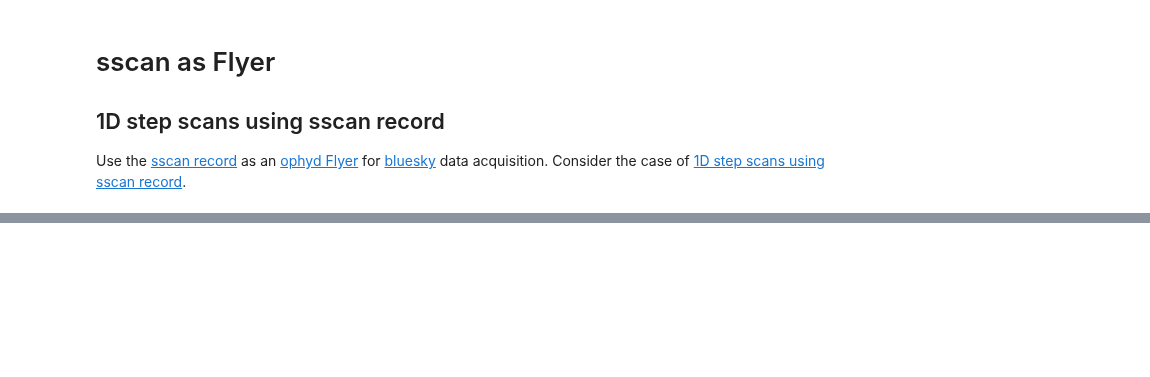
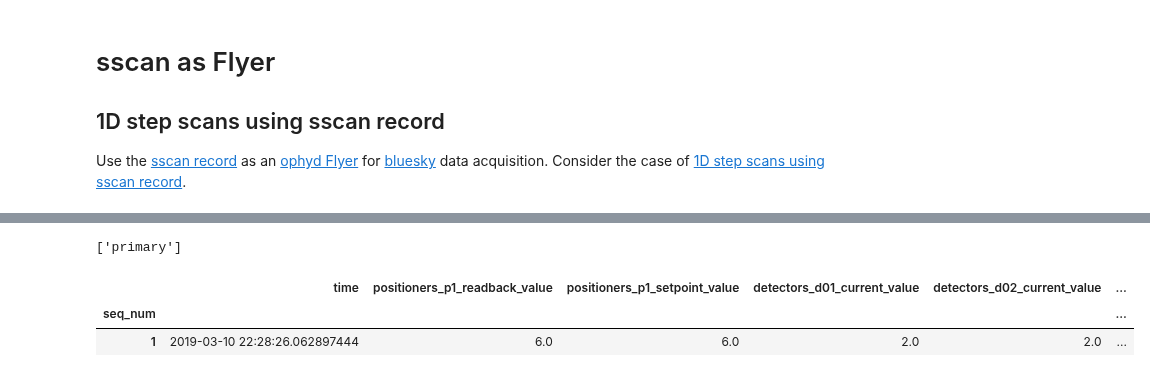
Before and after one commit to BCDA-APS/use_bluesky, a Jupyter notebook: notebooks/sandbox/sscan_as_Flyer.ipynb, the cells around one changed output, grey strips where cells are left out. Cells and saved outputs as stored; diff of their text form; code cells hidden in the pictures; blank space fills up the shorter version.

```diff
--- a/notebooks/sandbox/sscan_as_Flyer.ipynb
+++ b/notebooks/sandbox/sscan_as_Flyer.ipynb
@@ -227,0 +351,11 @@ RuntimeError: This event loop is already running
+# %%
+h = db[-1]
+print(h.stream_names)
+# %% [output]
+['primary']
+# %%
+h.table("primary")
+# %% [output]
+|  | time | positioners_p1_readback_value | positioners_p1_setpoint_value | detectors_d01_current_value | detectors_d02_current_value | ... |
+| seq_num |  |  |  |  |  | ... |
+| 1 | 2019-03-10 22:28:26.062897444 | 6.0 | 6.0 | 2.0 | 2.0 | ... |
```
Also changed, not shown: parts of 19 cells of this notebook.
